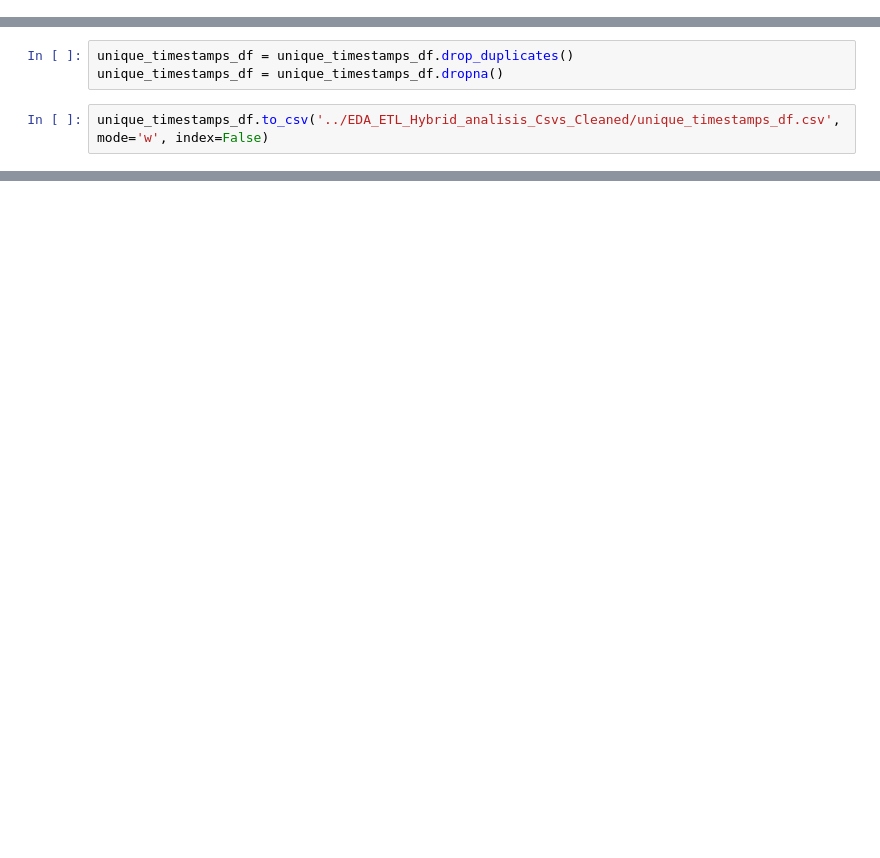
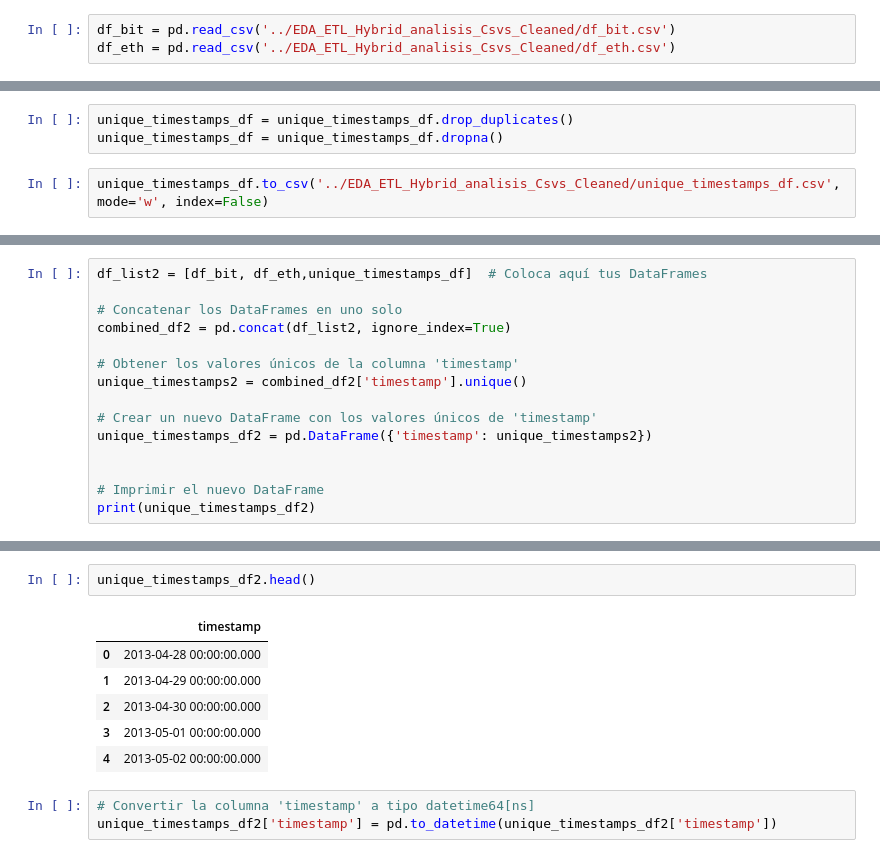
Before and after one commit to Lucaramallo/Cripto_analisis_lucaramallo, a Jupyter notebook: EDA_ETL_Hybrid_Analisis/EDA_ETL_Hybrid_Analisis.ipynb, the cells around one changed output, grey strips where cells are left out. Drawn from its saved outputs; the diff is of its cells as text; blank space fills up the shorter version.

```diff
--- a/EDA_ETL_Hybrid_Analisis/EDA_ETL_Hybrid_Analisis.ipynb
+++ b/EDA_ETL_Hybrid_Analisis/EDA_ETL_Hybrid_Analisis.ipynb
@@ -20,6 +20,9 @@ prices_df = pd.read_csv('../Csvs_cleanned/prices.csv')
 ranking_coingecko_df = pd.read_csv('../Csvs_cleanned/ranking_coingecko.csv')
 tickers_resume_df = pd.read_csv('../Csvs_cleanned/tickers_resume.csv')
 top_criptos_df = pd.read_csv('../Csvs_cleanned/top_criptos.csv')
+# %%
+df_bit = pd.read_csv('../EDA_ETL_Hybrid_analisis_Csvs_Cleaned/df_bit.csv')
+df_eth = pd.read_csv('../EDA_ETL_Hybrid_analisis_Csvs_Cleaned/df_eth.csv')
 # %% [markdown]
 ###  🪙📚 coin_id_df:
 # %%
@@ -624,0 +630,15 @@ unique_timestamps_df.to_csv('../EDA_ETL_Hybrid_analisis_Csvs_Cleaned/unique_time
+# %%
+df_list2 = [df_bit, df_eth,unique_timestamps_df]  # Coloca aquí tus DataFrames
+
+# Concatenar los DataFrames en uno solo
+combined_df2 = pd.concat(df_list2, ignore_index=True)
+
+# Obtener los valores únicos de la columna 'timestamp'
+unique_timestamps2 = combined_df2['timestamp'].unique()
+
+# Crear un nuevo DataFrame con los valores únicos de 'timestamp'
+unique_timestamps_df2 = pd.DataFrame({'timestamp': unique_timestamps2})
+
+
+# Imprimir el nuevo DataFrame
+print(unique_timestamps_df2)
@@ -624,0 +660,12 @@ unique_timestamps_df.to_csv('../EDA_ETL_Hybrid_analisis_Csvs_Cleaned/unique_time
+# %%
+unique_timestamps_df2.head()
+# %% [output]
+|  | timestamp |
+| 0 | 2013-04-28 00:00:00.000 |
+| 1 | 2013-04-29 00:00:00.000 |
+| 2 | 2013-04-30 00:00:00.000 |
+| 3 | 2013-05-01 00:00:00.000 |
+| 4 | 2013-05-02 00:00:00.000 |
+# %%
+# Convertir la columna 'timestamp' a tipo datetime64[ns]
+unique_timestamps_df2['timestamp'] = pd.to_datetime(unique_timestamps_df2['timestamp'])
```
Also changed, not shown: parts of 6 cells of this notebook, 2 other files.
